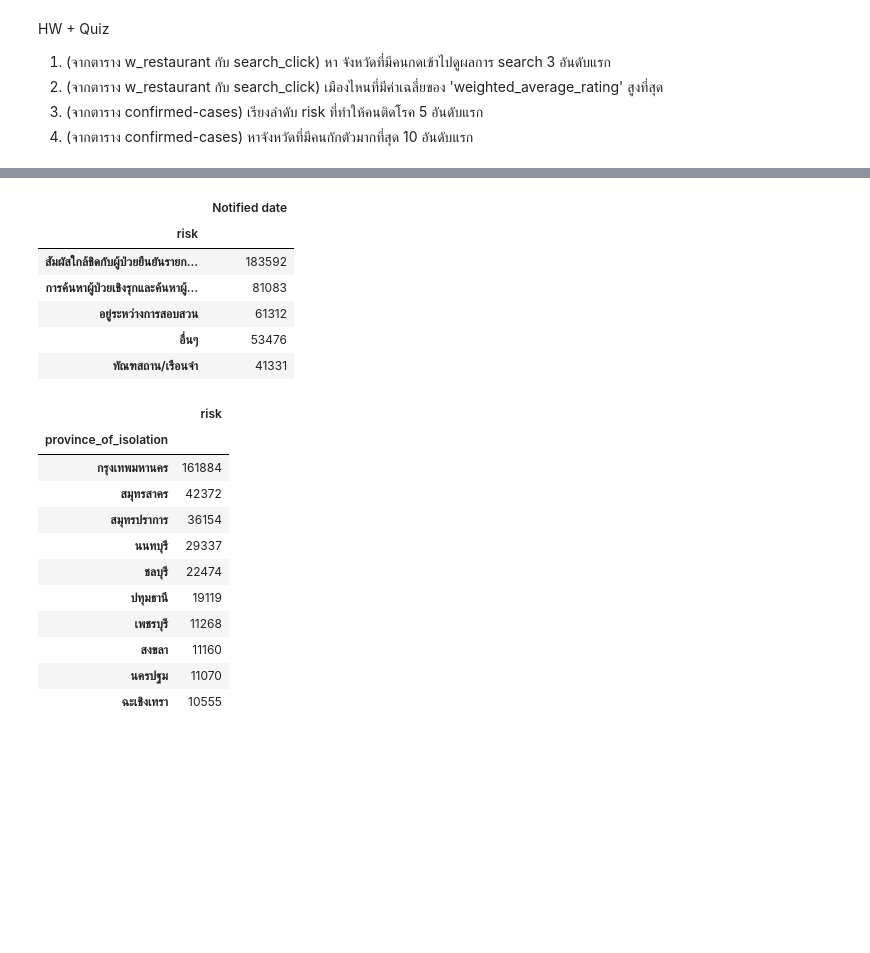
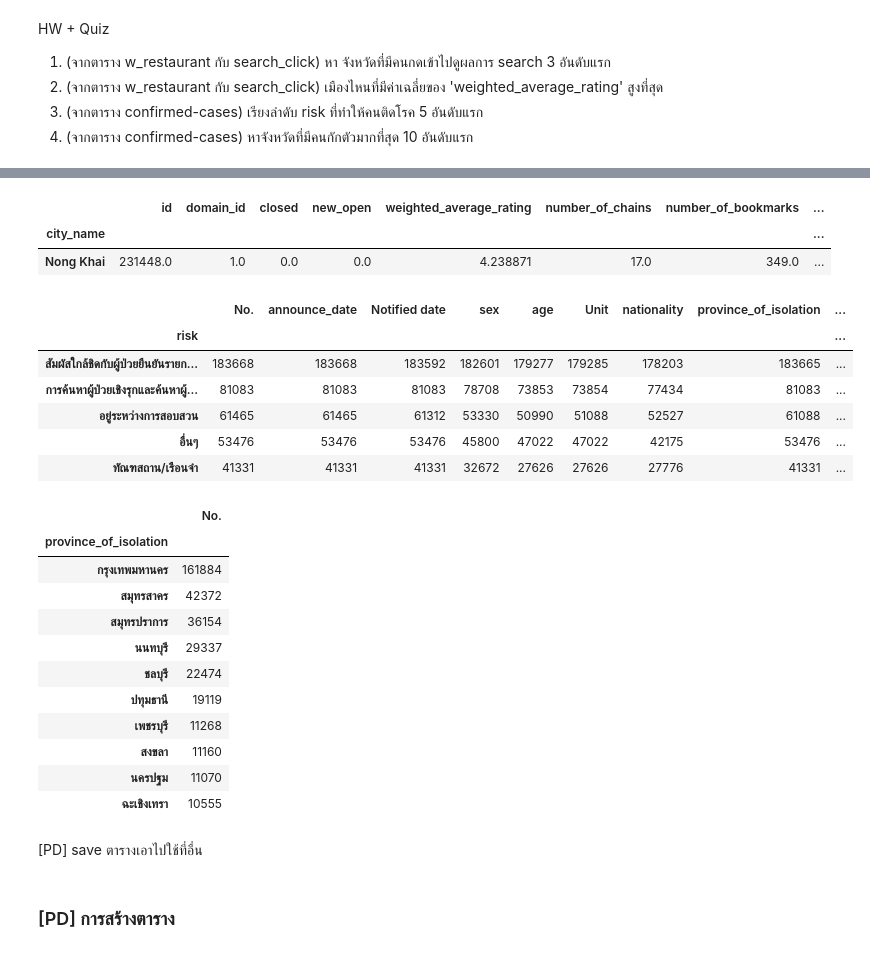
Before and after one commit to PhinyadaPhen/DWDM21, a Jupyter notebook: Data_Preprocessing(Chapter3).ipynb, the cells around one changed output, grey strips where cells are left out. Saved outputs shown, nothing was run; the diff lists cells and outputs as text; code cells hidden in the pictures; blank space fills up the shorter version.

```diff
--- a/Data_Preprocessing(Chapter3).ipynb
+++ b/Data_Preprocessing(Chapter3).ipynb
@@ -1440,21 +1494,28 @@ HW02.iloc[:1,[8]]
+# %%
+Ex_2 = w_rest_checkin.groupby('city_name').mean().sort_values(by=['weighted_average_rating'],ascending=False)
+Ex_2.iloc[:1,:]
+# %% [output]
+|  | id | domain_id | closed | new_open | weighted_average_rating | number_of_chains | number_of_bookmarks | ... |
+| city_name |  |  |  |  |  |  |  | ... |
+| Nong Khai | 231448.0 | 1.0 | 0.0 | 0.0 | 4.238871 | 17.0 | 349.0 | ... |
 # %%
 # (จากตาราง confirmed-cases) เรียงลำดับ risk ที่ทำให้คนติดโรค 5 อันดับแรก
-HW03 = data_cases.groupby('risk').count().sort_values(by=['No.'],ascending=False)
-HW03.iloc[:5,2:3]
+HW3 = data_cases2.groupby('risk').count().sort_values(by=['announce_date'],ascending=False)  #sort_values by column ที่ไม่มี missing
+HW3.iloc[:5,:]
 # %% [output]
-|  | Notified date |
-| risk |  |
-| สัมผัสใกล้ชิดกับผู้ป่วยยืนยันรายก... | 183592 |
-| การค้นหาผู้ป่วยเชิงรุกและค้นหาผู้... | 81083 |
-| อยู่ระหว่างการสอบสวน | 61312 |
-| อื่นๆ | 53476 |
-| ทัณฑสถาน/เรือนจำ | 41331 |
+|  | No. | announce_date | Notified date | sex | age | Unit | nationality | province_of_isolation | ... |
+| risk |  |  |  |  |  |  |  |  | ... |
+| สัมผัสใกล้ชิดกับผู้ป่วยยืนยันรายก... | 183668 | 183668 | 183592 | 182601 | 179277 | 179285 | 178203 | 183665 | ... |
+| การค้นหาผู้ป่วยเชิงรุกและค้นหาผู้... | 81083 | 81083 | 81083 | 78708 | 73853 | 73854 | 77434 | 81083 | ... |
+| อยู่ระหว่างการสอบสวน | 61465 | 61465 | 61312 | 53330 | 50990 | 51088 | 52527 | 61088 | ... |
+| อื่นๆ | 53476 | 53476 | 53476 | 45800 | 47022 | 47022 | 42175 | 53476 | ... |
+| ทัณฑสถาน/เรือนจำ | 41331 | 41331 | 41331 | 32672 | 27626 | 27626 | 27776 | 41331 | ... |
 # %%
 # (จากตาราง confirmed-cases) หาจังหวัดที่มีคนกักตัวมากที่สุด 10 อันดับแรก
-HW04 = data_cases.groupby('province_of_isolation').count().sort_values(by=['No.'],ascending=False)
-HW04.iloc[:10,7:8]
+H4 = data_cases2.groupby('province_of_isolation').count().sort_values(by=['No.'],ascending=False)
+H4.iloc[:10,:1]
 # %% [output]
-|  | risk |
+|  | No. |
 | province_of_isolation |  |
 | กรุงเทพมหานคร | 161884 |
 | สมุทรสาคร | 42372 |
@@ -1466,3 +1527,5 @@ HW04.iloc[:10,7:8]
 | สงขลา | 11160 |
 | นครปฐม | 11070 |
 | ฉะเชิงเทรา | 10555 |
+# %% [markdown]
+[PD] save ตารางเอาไปใช้ที่อื่น
@@ -1468,0 +1536,2 @@ HW04.iloc[:10,7:8]
+# %% [markdown]
+### [PD] การสร้างตาราง
```
Also changed, not shown: parts of 16 cells of this notebook.
